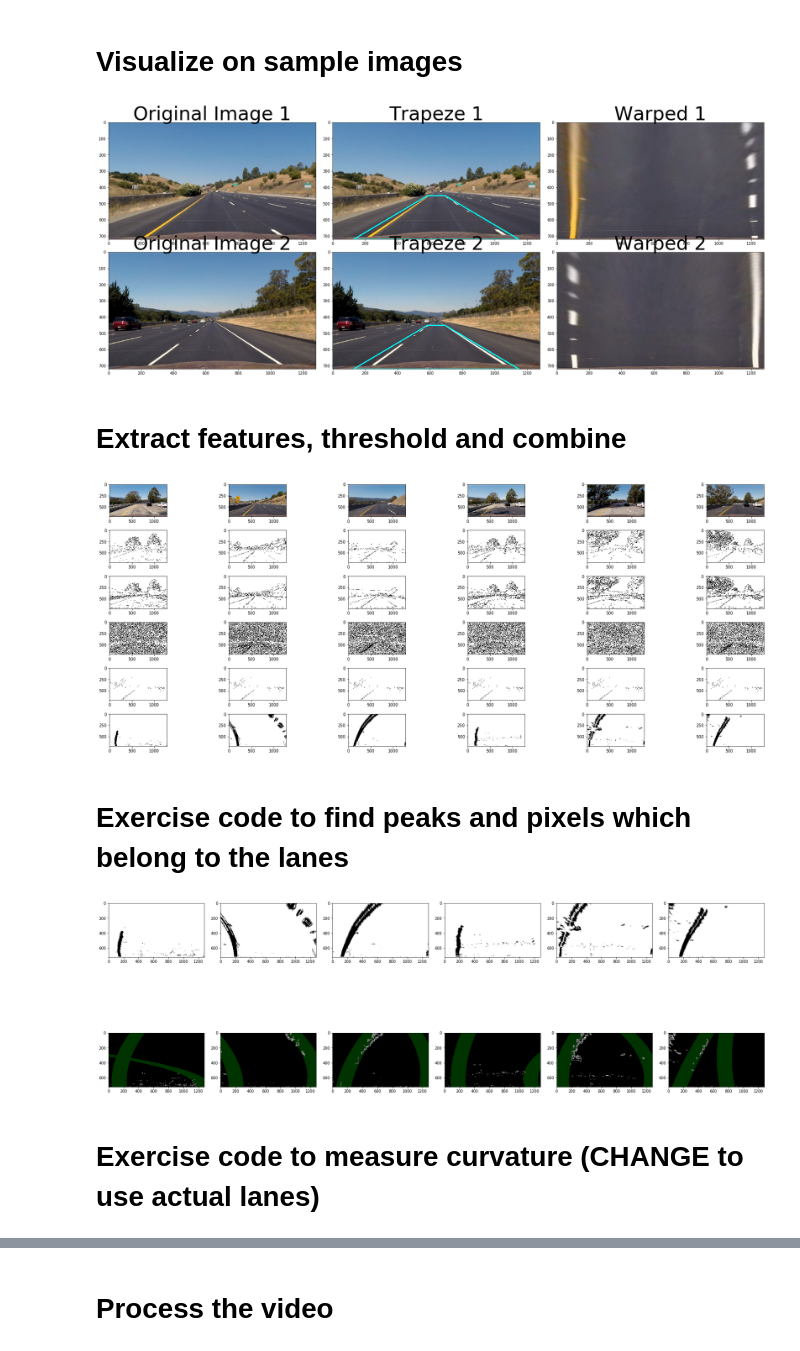
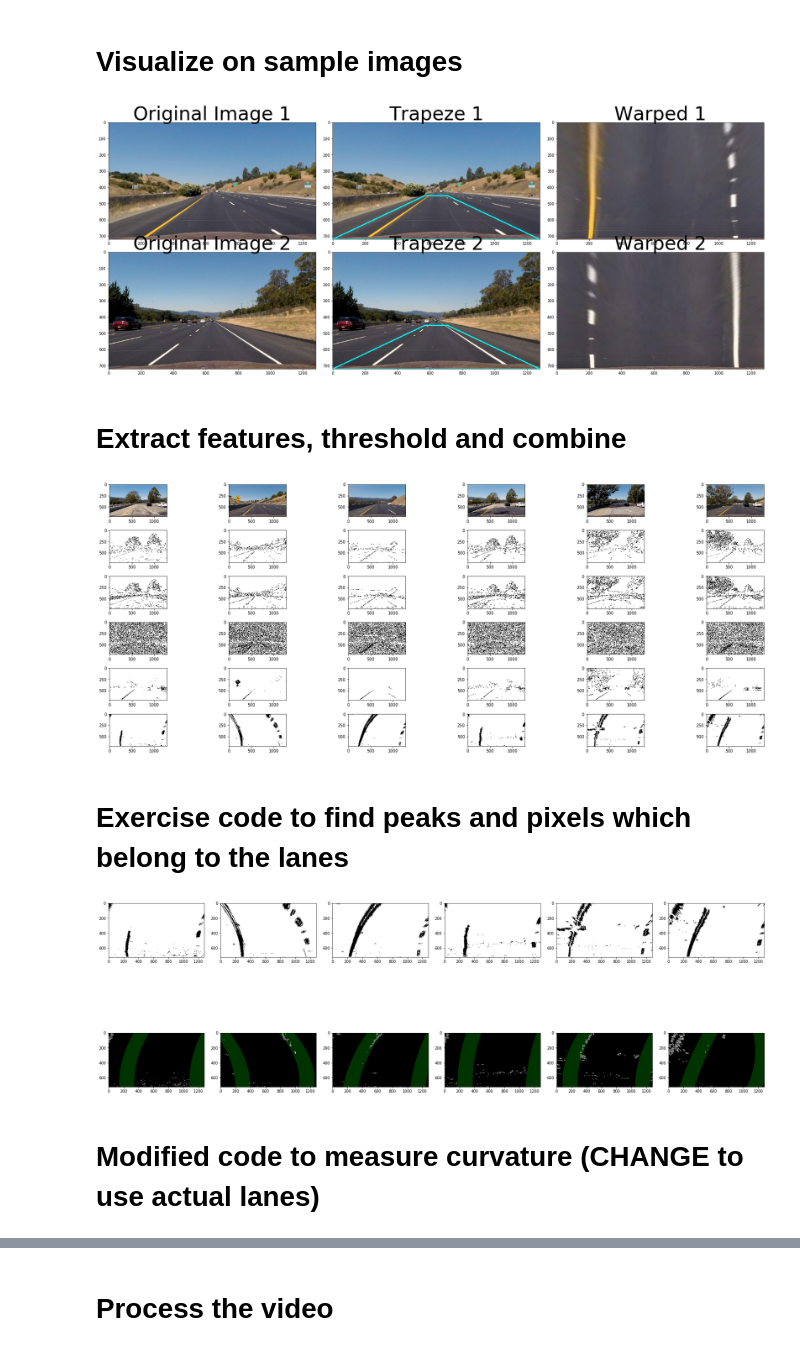
Before and after one commit to RomansWorks/CarND-Advanced-Lane-Lines, a Jupyter notebook: P4 - Solution.ipynb, the cells around one changed output, grey strips where cells are left out. Drawn from its saved outputs; the diff is of its cells as text; code cells hidden in the pictures.

```diff
--- a/P4 - Solution.ipynb
+++ b/P4 - Solution.ipynb
@@ -88,8 +93,8 @@ plt.subplots_adjust(left=0., right=1, top=0.9, bottom=0.)
 # %%
 VIDEO_HEIGHT = 720
 VIDEO_WIDTH = 1280
-TRAPEZE_TOP_MARGIN = 587
-TRAPEZE_BOTTOM_MARGIN = 130
+TRAPEZE_TOP_MARGIN = 572
+TRAPEZE_BOTTOM_MARGIN = 0
 TRAPEZE_TOP = 450
 PAD=0
 # %% [markdown]
@@ -153,7 +161,7 @@ ax6.set_title('Warped 2', fontsize=50)
 
 plt.subplots_adjust(left=0., right=1, top=1.0, bottom=0.)
 # %% [output]
-[figure, old version]
+[figure, new version]
 # %% [markdown]
 # Extract features, threshold and combine
 # %%
@@ -248,7 +256,7 @@ def combine_thresholds(test_img):
         (test_img_h_chan == 1)
     ] = 1
 
-    return (combined, test_img_grad_x, test_img_grad_mag, test_img_grad_dir)
+    return (combined, test_img_grad_x, test_img_grad_mag, test_img_grad_dir, test_img_h_chan)
 
 
 # Show on test images
@@ -258,7 +266,7 @@ test_fnames = glob('test_images/test*.jpg')
 for idx, fname in enumerate(test_fnames[0:6]):
     test_img = plt.imread(fname)
     test_img = undistort(test_img)
-    (combined, test_img_grad_x, test_img_grad_mag, test_img_grad_dir) = combine_thresholds(test_img)
+    (combined, test_img_grad_x, test_img_grad_mag, test_img_grad_dir, test_img_h_chan) = combine_thresholds(test_img)
     combined_from_top = perspectiveToTop(combined)
 
 #     test_img_from_top = perspectiveToTop(test_img)
@@ -273,7 +281,7 @@ for idx, fname in enumerate(test_fnames[0:6]):
 
 plt.subplots_adjust(left=0., right=1, top=1.0, bottom=0.)
 # %% [output]
-[figure, old version]
+[figure, new version]
 # %% [markdown]
 # Exercise code to find peaks and pixels which belong to the lanes
 # %%
@@ -382,34 +390,34 @@ def plot_with_polynomial(binary_warped, left_fit, right_fit, out_img):
     cv2.fillPoly(window_img, np.int_([right_line_pts]), (0,255, 0))
     result = cv2.addWeighted(out_img, 1, window_img, 0.3, 0)
     return result
 
 
 
 # Show on test images
 f, axes = plt.subplots(2, 6, figsize=(24, 9))
 f.tight_layout()
 test_fnames = glob('test_images/test*.jpg')
 for idx, fname in enumerate(test_fnames[0:6]):
     test_img = plt.imread(fname)
     test_img = undistort(test_img)
-    (combined, _, _, _) = combine_thresholds(test_img)
+    (combined, _, _, _, _) = combine_thresholds(test_img)
     combined_from_top = perspectiveToTop(combined)
 
     # Create an output image (color) to draw on and visualize the result
     out_img = np.dstack((combined_from_top, combined_from_top, combined_from_top))*255
 
     (leftx_base, rightx_base) = find_starting_position_unhinted(combined_from_top)
     (left_lane_inds, right_lane_inds, nonzerox, nonzeroy) = search_lane_pixels(combined_from_top, leftx_base, rightx_base, out_img)
     (left_fit, right_fit) = fit_polynomial(left_lane_inds, right_lane_inds, nonzerox, nonzeroy)
 
     out_img = plot_with_polynomial(combined_from_top, left_fit, right_fit, out_img)
 
     axes[0, idx].imshow(combined_from_top, cmap='Greys')
     axes[1, idx].imshow(out_img)
 
 
 plt.subplots_adjust(left=0., right=1, top=1.0, bottom=0.)
 # %% [output]
-[figure, old version]
+[figure, new version]
 # %% [markdown]
-# Exercise code to measure curvature (CHANGE to use actual lanes)
+# Modified code to measure curvature (CHANGE to use actual lanes)
```
Also changed, not shown: parts of 7 cells of this notebook.
